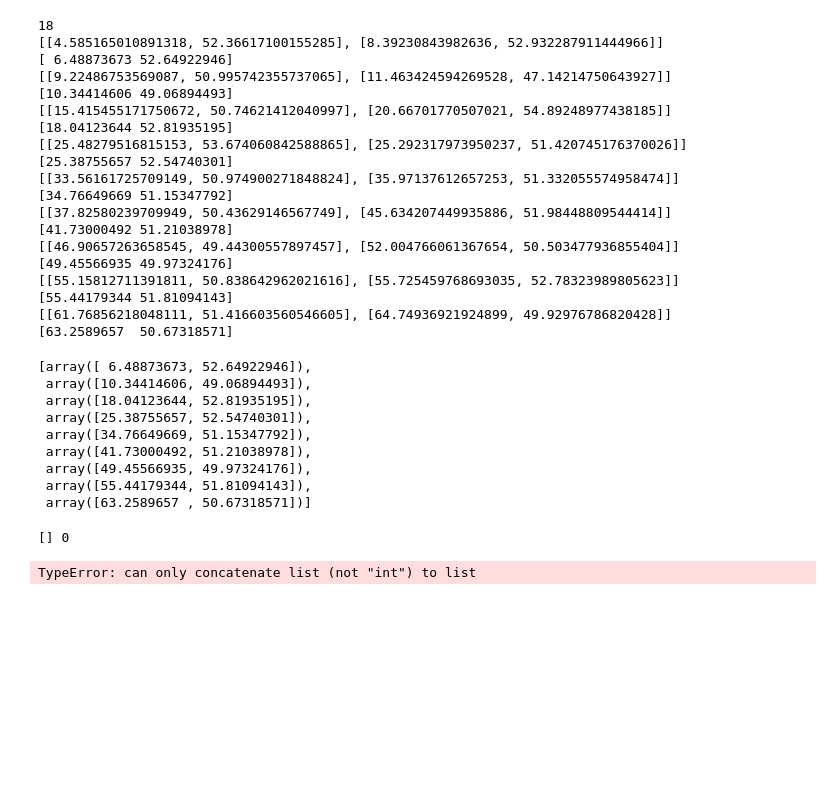
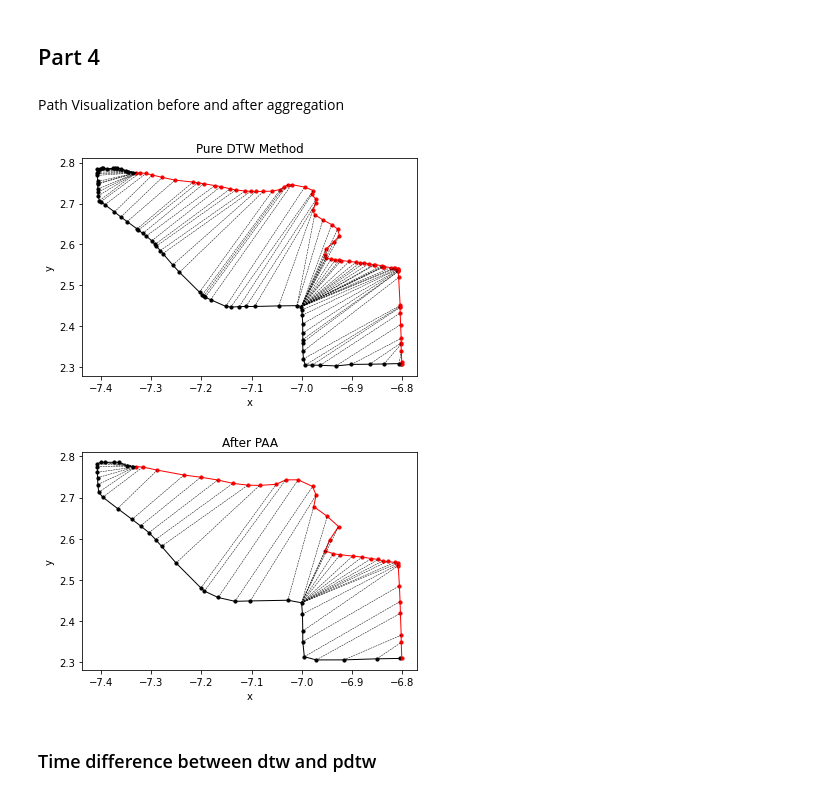
Before and after one commit to RKLho/531D_Project1, a Jupyter notebook: src/test.ipynb, the cells around one changed output. Cells and saved outputs as stored; diff of their text form; code cells hidden in the pictures; blank space fills up the shorter version.

Commit message:
update test, visualization and fix datatype error

```diff
--- a/src/test.ipynb
+++ b/src/test.ipynb
@@ -28,51 +1,24 @@ def pdtw(T1, T2, c):
 # %%
-Data_Highway = tools.read_trajectories("../data/highway.csv")
+import Part1, Part2, Part4
+import tools
+Data_Highway = tools.read_trajectories("../data/energy.csv")
 data = tools.reconstruct(Data_Highway)
-# %%
-curr = np.array([0.0,0.0])
-c=2
-l = len(data[0])
-print(l)
-rg = int(l/c)
-rem = l%c
-for idx in range(rg):
-    print(data[0][idx*c:(idx+1)*c])
-    print(np.average(data[0][idx*c:(idx+1)*c], axis=0))
-if rem>0:
-    print(data[0][rg*c:rg*c+rem])
-
-paa(data[0], 2)
-# %% [output]
-18
-[[4.585165010891318, 52.36617100155285], [8.39230843982636, 52.932287911444966]]
-[ 6.48873673 52.64922946]
-[[9.22486753569087, 50.995742355737065], [11.463424594269528, 47.14214750643927]]
-[10.34414606 49.06894493]
-[[15.415455171750672, 50.74621412040997], [20.66701770507021, 54.89248977438185]]
-[18.04123644 52.81935195]
-[[25.48279516815153, 53.674060842588865], [25.292317973950237, 51.420745176370026]]
-[25.38755657 52.54740301]
-[[33.56161725709149, 50.974900271848824], [35.97137612657253, 51.332055574958474]]
-[34.76649669 51.15347792]
-[[37.82580239709949, 50.43629146567749], [45.634207449935886, 51.98448809544414]]
-[41.73000492 51.21038978]
-[[46.90657263658545, 49.44300557897457], [52.004766061367654, 50.503477936855404]]
-[49.45566935 49.97324176]
-[[55.15812711391811, 50.838642962021616], [55.725459768693035, 52.78323989805623]]
-[55.44179344 51.81094143]
-[[61.76856218048111, 51.416603560546605], [64.74936921924899, 49.92976786820428]]
-[63.2589657  50.67318571]
-[array([ 6.48873673, 52.64922946]),
- array([10.34414606, 49.06894493]),
- array([18.04123644, 52.81935195]),
- array([25.38755657, 52.54740301]),
- array([34.76649669, 51.15347792]),
- array([41.73000492, 51.21038978]),
- array([49.45566935, 49.97324176]),
- array([55.44179344, 51.81094143]),
- array([63.2589657 , 50.67318571])]
-# %%
-paa(data[0], 2)
-# %% [output]
-[] 0
-TypeError: can only concatenate list (not "int") to list
+# %% [markdown]
+## Part 4
+# %% [markdown]
+Path Visualization before and after aggregation
+# %%
+T1 = data[0]
+T2 = data[1]
+_a, b = Part1.dtw(T1, T2)
+c = 2 # aggregate factor
+T3 = Part4.paa(T1, c)
+T4 = Part4.paa(T2, c)
+_c, d = Part1.dtw(T3, T4)
+tools.draw_assignment(T1, T2, b, 'Pure DTW Method', '../images/part4/beforePAA')
+tools.draw_assignment(T3, T4, d, 'After PAA', '../images/part4/afterPAA')
+# %% [output]
+[figure, added]
+[figure, added]
+# %% [markdown]
+### Time difference between dtw and pdtw
```
Also changed, not shown: parts of 2 cells of this notebook, 6 other files.
